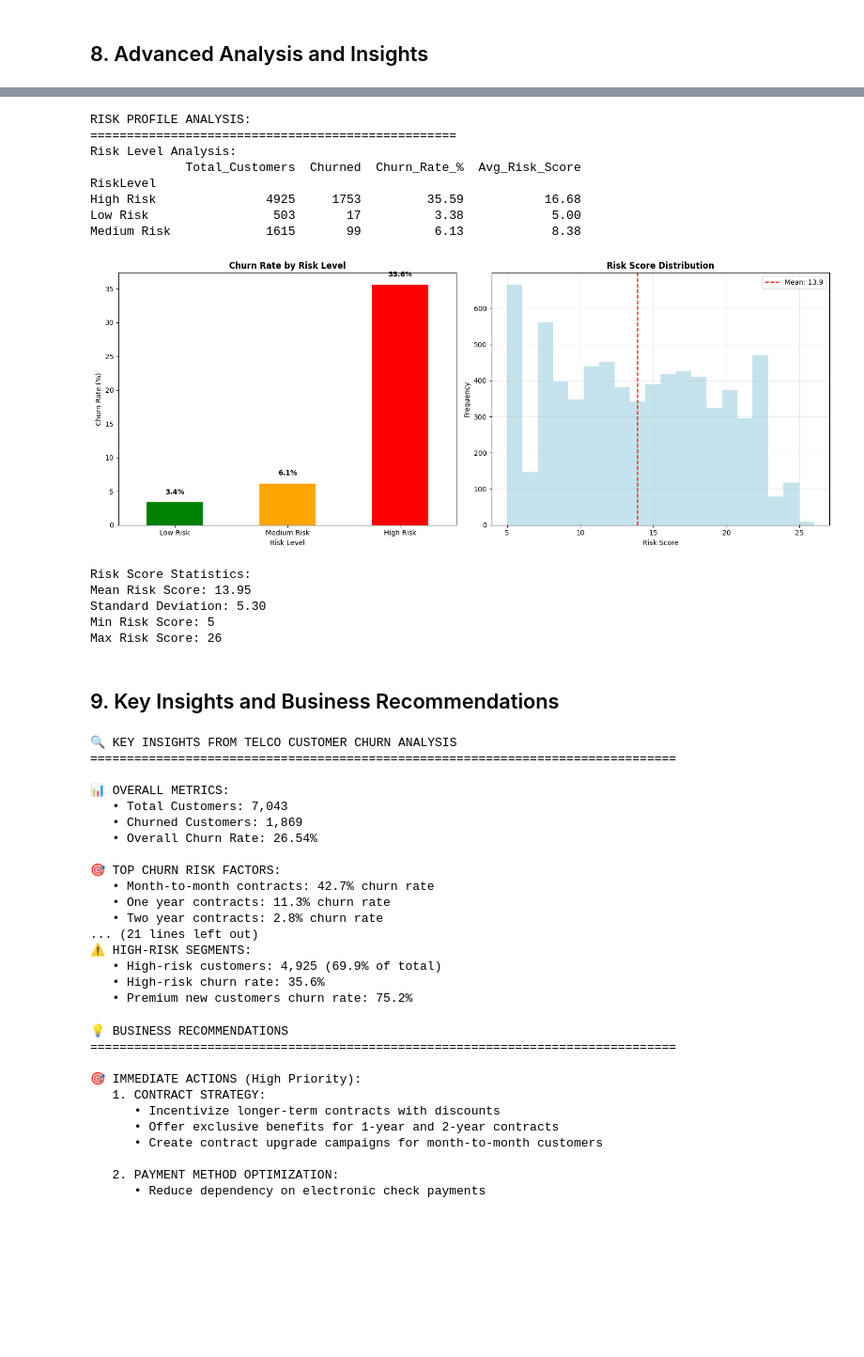
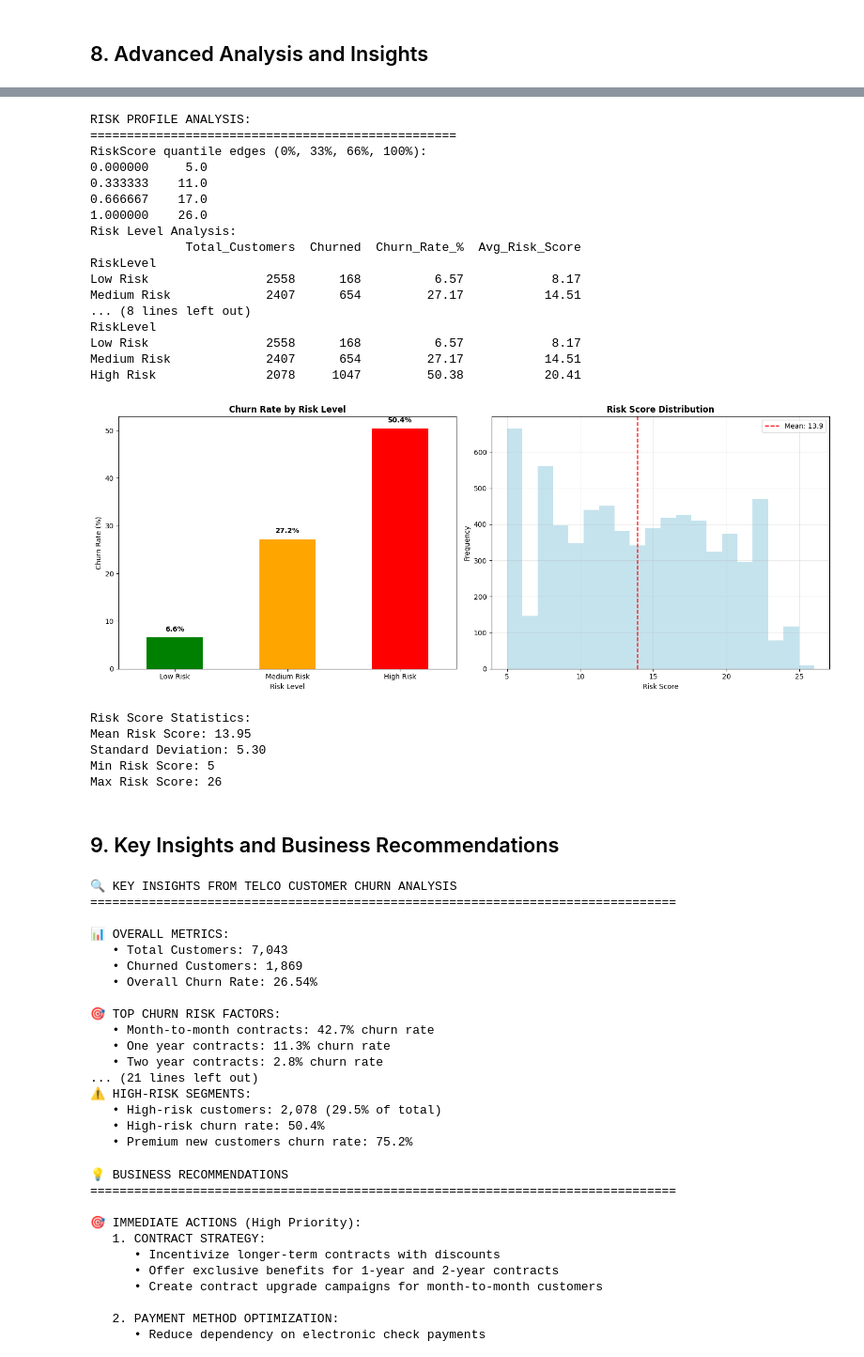
Before and after one commit to shreyaslshah/ecs221, a Jupyter notebook: EDA.ipynb, the cells around one changed output, grey strips where cells are left out. Shown at 94% size. Saved outputs shown, nothing was run; the diff lists cells and outputs as text; code cells hidden in the pictures; blank space fills up the shorter version.

Commit message:
added top 5 features and fixed risk level

```diff
--- a/EDA.ipynb
+++ b/EDA.ipynb
@@ -1259,16 +1273,19 @@ def calculate_risk_score(row):
 
 df_engineered['RiskScore'] = df_engineered.apply(calculate_risk_score, axis=1)
 
-# Categorize risk levels
-def categorize_risk(score):
-    if score <= 5:
-        return 'Low Risk'
-    elif score <= 10:
-        return 'Medium Risk'
-    else:
-        return 'High Risk'
+# Categorize risk levels using equal-frequency quantile buckets (tertiles)
+risk_labels = ['Low Risk', 'Medium Risk', 'High Risk']
+df_engineered['RiskLevel'] = pd.qcut(
+    df_engineered['RiskScore'],
+    q=3,
+    labels=risk_labels,
+    duplicates='drop'
+)
 
-df_engineered['RiskLevel'] = df_engineered['RiskScore'].apply(categorize_risk)
+# Optional: print quantile edges for transparency
+quantile_edges = df_engineered['RiskScore'].quantile([0, 1/3, 2/3, 1]).round(2)
+print("RiskScore quantile edges (0%, 33%, 66%, 100%):")
+print(quantile_edges.to_string())
 
 # Analyze churn by risk level
 risk_analysis = df_engineered.groupby('RiskLevel').agg({
@@ -1294,37 +1311,46 @@ ax1.set_ylabel('Churn Rate (%)')
 ax1.tick_params(axis='x', rotation=0)
 
 # Add value labels
 for i, v in enumerate(risk_churn_rate.values):
     ax1.text(i, v + 1, f'{v:.1f}%', ha='center', va='bottom', fontweight='bold')
 
 # Risk score distribution
 df_engineered['RiskScore'].hist(bins=20, ax=ax2, color='lightblue', alpha=0.7)
 ax2.axvline(df_engineered['RiskScore'].mean(), color='red', linestyle='--',
             label=f'Mean: {df_engineered["RiskScore"].mean():.1f}')
 ax2.set_title('Risk Score Distribution', fontweight='bold')
 ax2.set_xlabel('Risk Score')
 ax2.set_ylabel('Frequency')
 ax2.legend()
 ax2.grid(True, alpha=0.3)
 
 plt.tight_layout()
 plt.show()
 
 print(f"\nRisk Score Statistics:")
 print(f"Mean Risk Score: {df_engineered['RiskScore'].mean():.2f}")
 print(f"Standard Deviation: {df_engineered['RiskScore'].std():.2f}")
 print(f"Min Risk Score: {df_engineered['RiskScore'].min()}")
 print(f"Max Risk Score: {df_engineered['RiskScore'].max()}")
 # %% [output]
 RISK PROFILE ANALYSIS:
 ==================================================
+RiskScore quantile edges (0%, 33%, 66%, 100%):
+0.000000     5.0
+0.333333    11.0
+0.666667    17.0
+1.000000    26.0
 Risk Level Analysis:
              Total_Customers  Churned  Churn_Rate_%  Avg_Risk_Score
 RiskLevel
-High Risk               4925     1753         35.59           16.68
-Low Risk                 503       17          3.38            5.00
-Medium Risk             1615       99          6.13            8.38
+Low Risk                2558      168          6.57            8.17
+Medium Risk             2407      654         27.17           14.51
+... (8 lines left out)
+RiskLevel
+Low Risk                2558      168          6.57            8.17
+Medium Risk             2407      654         27.17           14.51
+High Risk               2078     1047         50.38           20.41
-[figure, old version]
+[figure, new version]
 Risk Score Statistics:
 Mean Risk Score: 13.95
 Standard Deviation: 5.30
@@ -1426,8 +1452,8 @@ if len(premium_new) > 0:
    • Two year contracts: 2.8% churn rate
 ... (21 lines left out)
 ⚠️ HIGH-RISK SEGMENTS:
-   • High-risk customers: 4,925 (69.9% of total)
-   • High-risk churn rate: 35.6%
+   • High-risk customers: 2,078 (29.5% of total)
+   • High-risk churn rate: 50.4%
    • Premium new customers churn rate: 75.2%
 # %%
 # Business Recommendations
```
Also changed, not shown: parts of 11 cells of this notebook, 5 other files.
